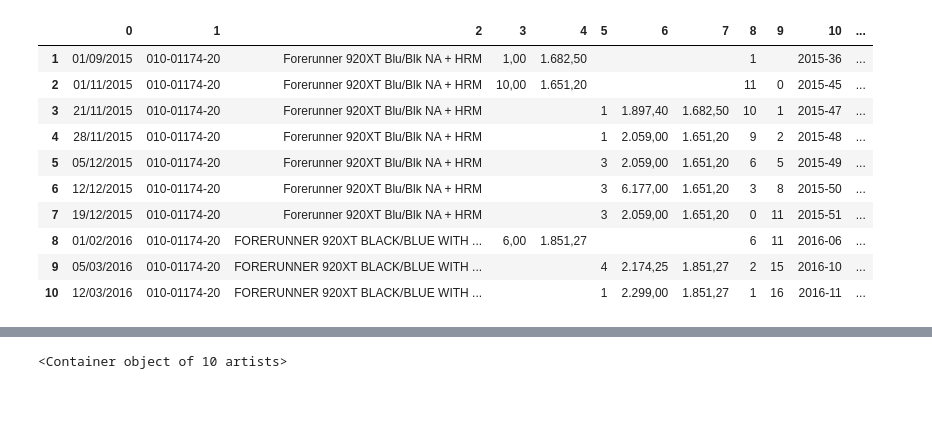
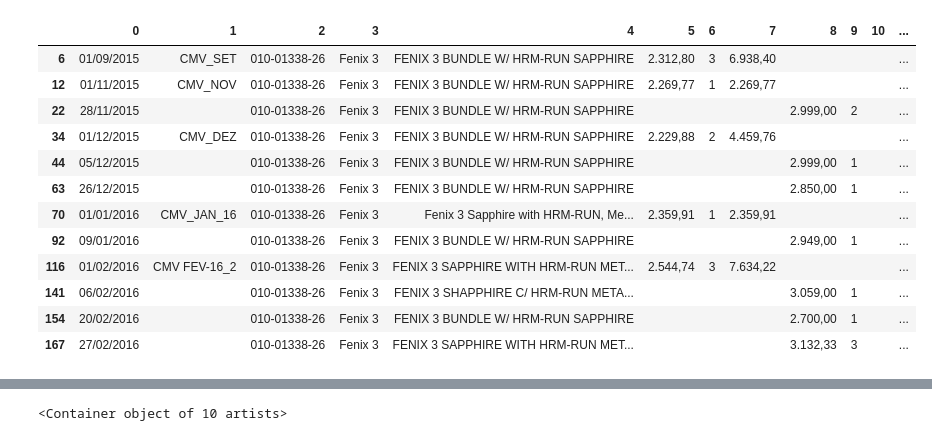
Before and after one commit to clevertoncr/Clever_Sports, a Jupyter notebook: Dados Clever Sports - Teste.ipynb, the cells around one changed output, grey strips where cells are left out. Cells and saved outputs as stored; diff of their text form; code cells hidden in the pictures; blank space fills up the shorter version.

```diff
--- a/Dados Clever Sports - Teste.ipynb
+++ b/Dados Clever Sports - Teste.ipynb
@@ -10,12 +10,14 @@ import pandas
 #Access GSheet "Fluxo de Caixa"
 scope = ["https://spreadsheets.google.com/feeds"]
 
-credentials = ServiceAccountCredentials.from_json_keyfile_name("C:/Users/Cleverton/Google Drive/CleverSports/Clever Sports-db6d4aab1f00.json",scope)
+#credentials = ServiceAccountCredentials.from_json_keyfile_name("C:/Users/Cleverton/Google Drive/CleverSports/Clever Sports-db6d4aab1f00.json",scope)
+
+credentials = ServiceAccountCredentials.from_json_keyfile_name("/home/CERTI/ccr/Downloads/db6d4aab1f00.json",scope)
 
 client = gspread.authorize(credentials)
 
 spreadsheet = client.open("Fluxo_de_Caixa_Livre_CleverSports")
 
-worksheet = spreadsheet.worksheet("Resumo")
+worksheet = spreadsheet.worksheet("Dados_raw")
 
 data = worksheet.get_all_values()
@@ -24,21 +24,25 @@ panda_data = pandas.DataFrame(data)
 # %%
+panda_data = pandas.DataFrame(data)
+panda_data
 #Create a Variable with TRUE if the product is the target
-fr920xt = panda_data[1] == "010-01174-20"
+fr920xt = panda_data[2] == "010-01338-26"
 #select all rows with the target product
 new_data = panda_data[fr920xt]
 new_data
 # %% [output]
 |  | 0 | 1 | 2 | 3 | 4 | 5 | 6 | 7 | 8 | 9 | 10 | ... |
-| 1 | 01/09/2015 | 010-01174-20 | Forerunner 920XT Blu/Blk NA + HRM | 1,00 | 1.682,50 |  |  |  | 1 |  | 2015-36 | ... |
-| 2 | 01/11/2015 | 010-01174-20 | Forerunner 920XT Blu/Blk NA + HRM | 10,00 | 1.651,20 |  |  |  | 11 | 0 | 2015-45 | ... |
-| 3 | 21/11/2015 | 010-01174-20 | Forerunner 920XT Blu/Blk NA + HRM |  |  | 1 | 1.897,40 | 1.682,50 | 10 | 1 | 2015-47 | ... |
-| 4 | 28/11/2015 | 010-01174-20 | Forerunner 920XT Blu/Blk NA + HRM |  |  | 1 | 2.059,00 | 1.651,20 | 9 | 2 | 2015-48 | ... |
-| 5 | 05/12/2015 | 010-01174-20 | Forerunner 920XT Blu/Blk NA + HRM |  |  | 3 | 2.059,00 | 1.651,20 | 6 | 5 | 2015-49 | ... |
-| 6 | 12/12/2015 | 010-01174-20 | Forerunner 920XT Blu/Blk NA + HRM |  |  | 3 | 6.177,00 | 1.651,20 | 3 | 8 | 2015-50 | ... |
-| 7 | 19/12/2015 | 010-01174-20 | Forerunner 920XT Blu/Blk NA + HRM |  |  | 3 | 2.059,00 | 1.651,20 | 0 | 11 | 2015-51 | ... |
-| 8 | 01/02/2016 | 010-01174-20 | FORERUNNER 920XT BLACK/BLUE WITH ... | 6,00 | 1.851,27 |  |  |  | 6 | 11 | 2016-06 | ... |
-| 9 | 05/03/2016 | 010-01174-20 | FORERUNNER 920XT BLACK/BLUE WITH ... |  |  | 4 | 2.174,25 | 1.851,27 | 2 | 15 | 2016-10 | ... |
-| 10 | 12/03/2016 | 010-01174-20 | FORERUNNER 920XT BLACK/BLUE WITH ... |  |  | 1 | 2.299,00 | 1.851,27 | 1 | 16 | 2016-11 | ... |
+| 6 | 01/09/2015 | CMV_SET | 010-01338-26 | Fenix 3 | FENIX 3 BUNDLE W/ HRM-RUN SAPPHIRE | 2.312,80 | 3 | 6.938,40 |  |  |  | ... |
+| 12 | 01/11/2015 | CMV_NOV | 010-01338-26 | Fenix 3 | FENIX 3 BUNDLE W/ HRM-RUN SAPPHIRE | 2.269,77 | 1 | 2.269,77 |  |  |  | ... |
+| 22 | 28/11/2015 |  | 010-01338-26 | Fenix 3 | FENIX 3 BUNDLE W/ HRM-RUN SAPPHIRE |  |  |  | 2.999,00 | 2 |  | ... |
+| 34 | 01/12/2015 | CMV_DEZ | 010-01338-26 | Fenix 3 | FENIX 3 BUNDLE W/ HRM-RUN SAPPHIRE | 2.229,88 | 2 | 4.459,76 |  |  |  | ... |
+| 44 | 05/12/2015 |  | 010-01338-26 | Fenix 3 | FENIX 3 BUNDLE W/ HRM-RUN SAPPHIRE |  |  |  | 2.999,00 | 1 |  | ... |
+| 63 | 26/12/2015 |  | 010-01338-26 | Fenix 3 | FENIX 3 BUNDLE W/ HRM-RUN SAPPHIRE |  |  |  | 2.850,00 | 1 |  | ... |
+| 70 | 01/01/2016 | CMV_JAN_16 | 010-01338-26 | Fenix 3 | Fenix 3 Sapphire with HRM-RUN, Me... | 2.359,91 | 1 | 2.359,91 |  |  |  | ... |
+| 92 | 09/01/2016 |  | 010-01338-26 | Fenix 3 | FENIX 3 BUNDLE W/ HRM-RUN SAPPHIRE |  |  |  | 2.949,00 | 1 |  | ... |
+| 116 | 01/02/2016 | CMV FEV-16_2 | 010-01338-26 | Fenix 3 | FENIX 3 SAPPHIRE WITH HRM-RUN MET... | 2.544,74 | 3 | 7.634,22 |  |  |  | ... |
+| 141 | 06/02/2016 |  | 010-01338-26 | Fenix 3 | FENIX 3 SHAPPHIRE C/ HRM-RUN META... |  |  |  | 3.059,00 | 1 |  | ... |
+| 154 | 20/02/2016 |  | 010-01338-26 | Fenix 3 | FENIX 3 BUNDLE W/ HRM-RUN SAPPHIRE |  |  |  | 2.700,00 | 1 |  | ... |
+| 167 | 27/02/2016 |  | 010-01338-26 | Fenix 3 | FENIX 3 SAPPHIRE WITH HRM-RUN MET... |  |  |  | 3.132,33 | 3 |  | ... |
 # %%
 import matplotlib
 import matplotlib.pyplot as plt
```
Also changed, not shown: parts of 1 cell of this notebook, 1 other file.
